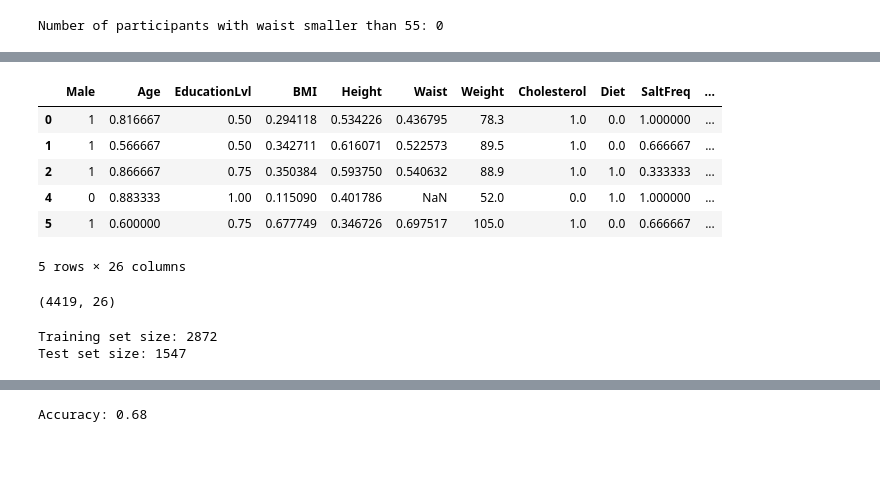
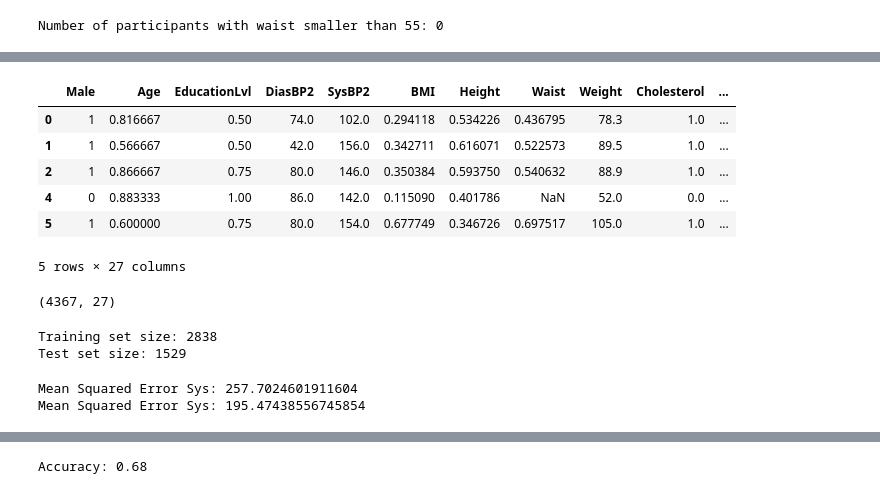
Before and after one commit to samcohen1/HypertensionML, a Jupyter notebook: hypertension_predictor.ipynb, the cells around one changed output, grey strips where cells are left out. Saved outputs shown, nothing was run; the diff lists cells and outputs as text; code cells hidden in the pictures; blank space fills up the shorter version.

Commit message:
Predict BP Reading Now

```diff
--- a/hypertension_predictor.ipynb
+++ b/hypertension_predictor.ipynb
@@ -277,10 +277,10 @@ merged_df.head(20)
 | 36 | 73595 | 1 | 58 | 4.0 | 86.0 | 80.0 | 146.0 | 142.0 | 1 | 31.2 | ... |
 20 rows × 36 columns
 # %%
-#Add Hypertension Feature - added if either readings were high blood pressure
-merged_df['Hypertension'] = (
-    (np.minimum(merged_df['SysBP1'], merged_df['SysBP2'].fillna(float('inf'))) >= 130) |
-    (np.minimum(merged_df['DiasBP1'], merged_df['DiasBP2'].fillna(float('inf'))) >= 80)
-).astype(int)
+# #Add Hypertension Feature - added if either readings were high blood pressure
+# merged_df['Hypertension'] = (
+#     (np.minimum(merged_df['SysBP1'], merged_df['SysBP2'].fillna(float('inf'))) >= 130) |
+#     (np.minimum(merged_df['DiasBP1'], merged_df['DiasBP2'].fillna(float('inf'))) >= 80)
+# ).astype(int)
 
-merged_df.head()
+# merged_df.head()
@@ -617,19 +607,19 @@ plt.show()
 # %%
 # Drop SysBP1, SysBP2, DiasBP1, and DiasBP2 columns
-merged_df.drop(columns=['SysBP1', 'SysBP2', 'DiasBP1', 'DiasBP2'], inplace=True)
+merged_df.drop(columns=['SysBP1', 'DiasBP1'], inplace=True)
 merged_df.head()
 # %% [output]
-|  | Male | Age | EducationLvl | BMI | Height | Waist | Weight | Cholesterol | Diet | SaltFreq | ... |
-| 0 | 1 | 0.816667 | 0.50 | 0.294118 | 0.534226 | 0.436795 | 78.3 | 1.0 | 0.0 | 1.000000 | ... |
-| 1 | 1 | 0.566667 | 0.50 | 0.342711 | 0.616071 | 0.522573 | 89.5 | 1.0 | 0.0 | 0.666667 | ... |
-| 2 | 1 | 0.866667 | 0.75 | 0.350384 | 0.593750 | 0.540632 | 88.9 | 1.0 | 1.0 | 0.333333 | ... |
-| 4 | 0 | 0.883333 | 1.00 | 0.115090 | 0.401786 | NaN | 52.0 | 0.0 | 1.0 | 1.000000 | ... |
-| 5 | 1 | 0.600000 | 0.75 | 0.677749 | 0.346726 | 0.697517 | 105.0 | 1.0 | 0.0 | 0.666667 | ... |
+|  | Male | Age | EducationLvl | DiasBP2 | SysBP2 | BMI | Height | Waist | Weight | Cholesterol | ... |
+| 0 | 1 | 0.816667 | 0.50 | 74.0 | 102.0 | 0.294118 | 0.534226 | 0.436795 | 78.3 | 1.0 | ... |
+| 1 | 1 | 0.566667 | 0.50 | 42.0 | 156.0 | 0.342711 | 0.616071 | 0.522573 | 89.5 | 1.0 | ... |
+| 2 | 1 | 0.866667 | 0.75 | 80.0 | 146.0 | 0.350384 | 0.593750 | 0.540632 | 88.9 | 1.0 | ... |
+| 4 | 0 | 0.883333 | 1.00 | 86.0 | 142.0 | 0.115090 | 0.401786 | NaN | 52.0 | 0.0 | ... |
+| 5 | 1 | 0.600000 | 0.75 | 80.0 | 154.0 | 0.677749 | 0.346726 | 0.697517 | 105.0 | 1.0 | ... |
-5 rows × 26 columns
+5 rows × 27 columns
 # %%
 # Drop all rows that have null values in them
 merged_df.dropna(inplace=True)
 merged_df.shape
 # %% [output]
-(4419, 26)
+(4367, 27)
 # %%
@@ -642,13 +633,36 @@ train_df = merged_df.drop(columns=['Hypertension'])
 # %%
 # Assuming 'merged_df' is your DataFrame and 'target' is the column you want to predict
 X = train_df
-y = target  # Target variable
+y_sys = target_sys  # Target variable
+y_dias = target_dias
 
 # Perform train-test split
-X_train, X_test, y_train, y_test = train_test_split(X, y, test_size=0.35, random_state=42)
+X_train, X_test, y_train_sys, y_test_sys = train_test_split(X, y_sys, test_size=0.35, random_state=42)
+X_train, X_test, y_train_dias, y_test_dias = train_test_split(X, y_dias, test_size=0.35, random_state=42)
 
 print("Training set size:", X_train.shape[0])
 print("Test set size:", X_test.shape[0])
 # %% [output]
-Training set size: 2872
-Test set size: 1547
+Training set size: 2838
+Test set size: 1529
+# %%
+model_sys = LinearRegression()
+model_dias = LinearRegression()
+
+# Training the model
+model_sys.fit(X_train, y_train_sys)
+
+model_dias.fit(X_train, y_train_dias)
+
+# Making predictions on the test set
+y_pred_sys = model_sys.predict(X_test)
+y_pred_dias = model_dias.predict(X_test)
+
+# Evaluating the model
+mse_sys = mean_squared_error(y_test_sys, y_pred_sys)
+print(f"Mean Squared Error Sys: {mse_sys}")
+mse_dias = mean_squared_error(y_test_dias, y_pred_dias)
+print(f"Mean Squared Error Sys: {mse_dias}")
+# %% [output]
+Mean Squared Error Sys: 257.7024601911604
+Mean Squared Error Sys: 195.47438556745854
```
Also changed, not shown: parts of 17 cells of this notebook.
